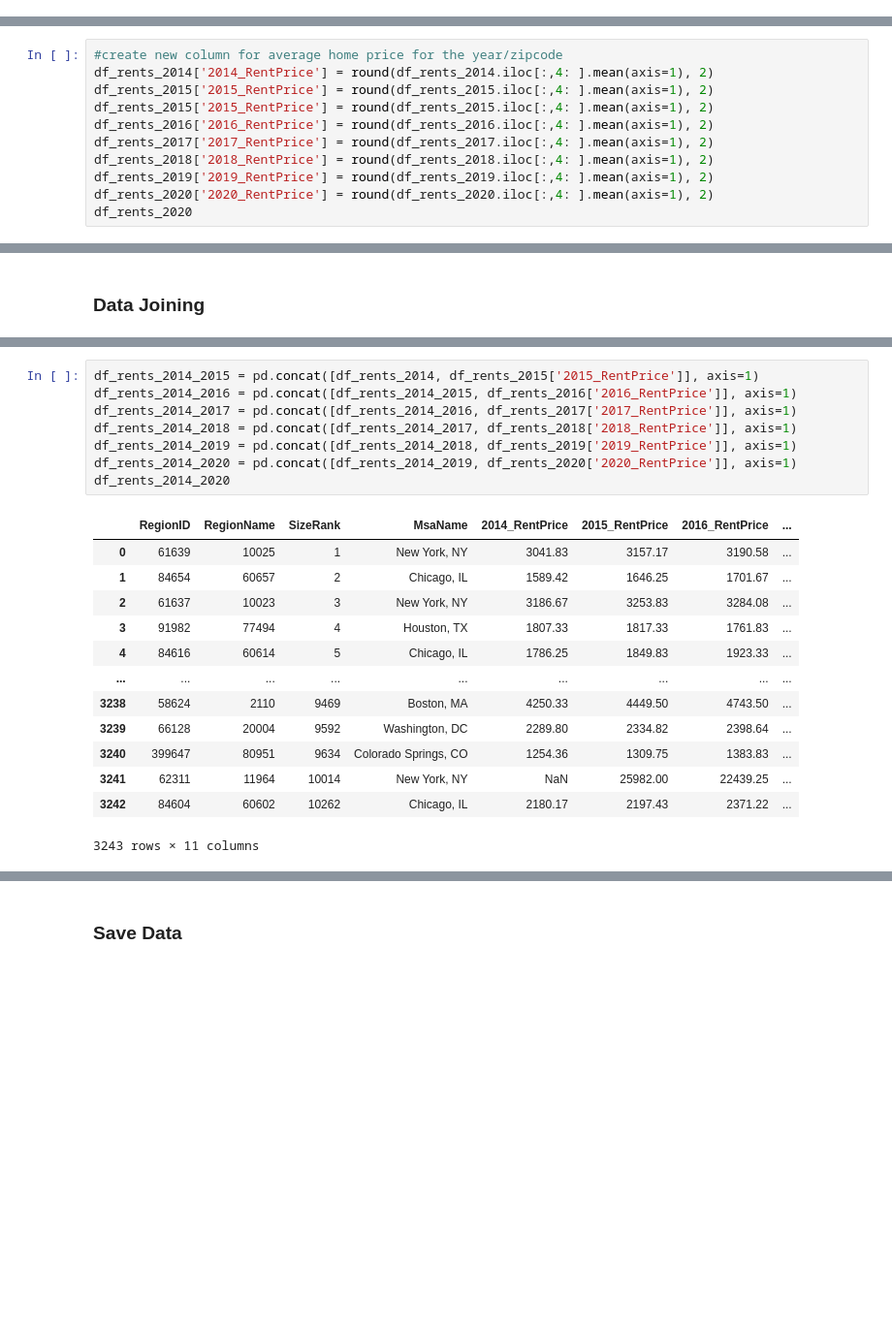
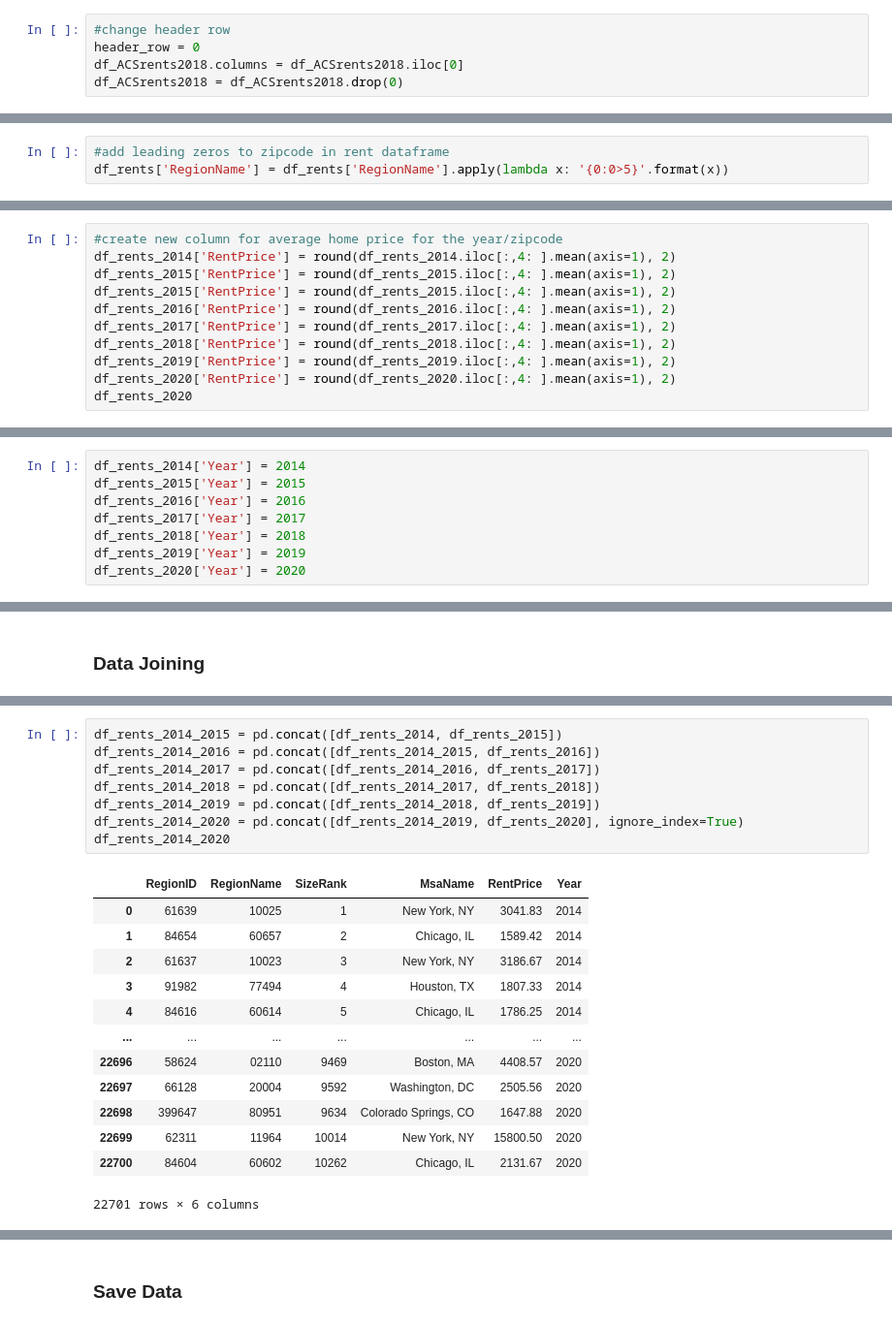
Before and after one commit to jjfrasca/Capstone_2, a Jupyter notebook: notebooks/2.0-jjf-initial-data-wrangling-zipcodeRentPrices.ipynb, the cells around one changed output, grey strips where cells are left out. Shown at 97% size. Cells and saved outputs as stored; diff of their text form; blank space fills up the shorter version.

```diff
--- a/notebooks/2.0-jjf-initial-data-wrangling-zipcodeRentPrices.ipynb
+++ b/notebooks/2.0-jjf-initial-data-wrangling-zipcodeRentPrices.ipynb
@@ -33,0 +54,5 @@ df_rents
+# %%
+#change header row
+header_row = 0
+df_ACSrents2018.columns = df_ACSrents2018.iloc[0]
+df_ACSrents2018 = df_ACSrents2018.drop(0)
@@ -98,3 +308,6 @@ Name: 2020-09, Length: 1575, dtype: float64
+# %%
+#add leading zeros to zipcode in rent dataframe
+df_rents['RegionName'] = df_rents['RegionName'].apply(lambda x: '{0:0>5}'.format(x))
 # %%
 #isolate annual DataFrames from 2014-2020
 df_rents_2014 = df_rents.iloc[:,:16]
@@ -121,14 +334,14 @@ df_rents_2020
 3243 rows × 13 columns
 # %%
 #create new column for average home price for the year/zipcode
-df_rents_2014['2014_RentPrice'] = round(df_rents_2014.iloc[:,4: ].mean(axis=1), 2)
-df_rents_2015['2015_RentPrice'] = round(df_rents_2015.iloc[:,4: ].mean(axis=1), 2)
-df_rents_2015['2015_RentPrice'] = round(df_rents_2015.iloc[:,4: ].mean(axis=1), 2)
-df_rents_2016['2016_RentPrice'] = round(df_rents_2016.iloc[:,4: ].mean(axis=1), 2)
-df_rents_2017['2017_RentPrice'] = round(df_rents_2017.iloc[:,4: ].mean(axis=1), 2)
-df_rents_2018['2018_RentPrice'] = round(df_rents_2018.iloc[:,4: ].mean(axis=1), 2)
-df_rents_2019['2019_RentPrice'] = round(df_rents_2019.iloc[:,4: ].mean(axis=1), 2)
-df_rents_2020['2020_RentPrice'] = round(df_rents_2020.iloc[:,4: ].mean(axis=1), 2)
+df_rents_2014['RentPrice'] = round(df_rents_2014.iloc[:,4: ].mean(axis=1), 2)
+df_rents_2015['RentPrice'] = round(df_rents_2015.iloc[:,4: ].mean(axis=1), 2)
+df_rents_2015['RentPrice'] = round(df_rents_2015.iloc[:,4: ].mean(axis=1), 2)
+df_rents_2016['RentPrice'] = round(df_rents_2016.iloc[:,4: ].mean(axis=1), 2)
+df_rents_2017['RentPrice'] = round(df_rents_2017.iloc[:,4: ].mean(axis=1), 2)
+df_rents_2018['RentPrice'] = round(df_rents_2018.iloc[:,4: ].mean(axis=1), 2)
+df_rents_2019['RentPrice'] = round(df_rents_2019.iloc[:,4: ].mean(axis=1), 2)
+df_rents_2020['RentPrice'] = round(df_rents_2020.iloc[:,4: ].mean(axis=1), 2)
 df_rents_2020
 # %% [output]
 A value is trying to be set on a copy of a slice from a DataFrame.
@@ -194,3 +407,11 @@ See the caveats in the documentation: https://pandas.pydata.org/pandas-docs/stab
 #deal with 2020 (has different amount of columns)
 drop = df_rents_2020.iloc[:, 4:13]
 df_rents_2020.drop(drop, axis=1, inplace=True)
+# %%
+df_rents_2014['Year'] = 2014
+df_rents_2015['Year'] = 2015
+df_rents_2016['Year'] = 2016
+df_rents_2017['Year'] = 2017
+df_rents_2018['Year'] = 2018
+df_rents_2019['Year'] = 2019
+df_rents_2020['Year'] = 2020
@@ -208,25 +549,25 @@ df_rents_2020.head()
 # %%
-df_rents_2014_2015 = pd.concat([df_rents_2014, df_rents_2015['2015_RentPrice']], axis=1)
-df_rents_2014_2016 = pd.concat([df_rents_2014_2015, df_rents_2016['2016_RentPrice']], axis=1)
-df_rents_2014_2017 = pd.concat([df_rents_2014_2016, df_rents_2017['2017_RentPrice']], axis=1)
-df_rents_2014_2018 = pd.concat([df_rents_2014_2017, df_rents_2018['2018_RentPrice']], axis=1)
-df_rents_2014_2019 = pd.concat([df_rents_2014_2018, df_rents_2019['2019_RentPrice']], axis=1)
-df_rents_2014_2020 = pd.concat([df_rents_2014_2019, df_rents_2020['2020_RentPrice']], axis=1)
+df_rents_2014_2015 = pd.concat([df_rents_2014, df_rents_2015])
+df_rents_2014_2016 = pd.concat([df_rents_2014_2015, df_rents_2016])
+df_rents_2014_2017 = pd.concat([df_rents_2014_2016, df_rents_2017])
+df_rents_2014_2018 = pd.concat([df_rents_2014_2017, df_rents_2018])
+df_rents_2014_2019 = pd.concat([df_rents_2014_2018, df_rents_2019])
+df_rents_2014_2020 = pd.concat([df_rents_2014_2019, df_rents_2020], ignore_index=True)
 df_rents_2014_2020
 # %% [output]
-|  | RegionID | RegionName | SizeRank | MsaName | 2014_RentPrice | 2015_RentPrice | 2016_RentPrice | ... |
-| 0 | 61639 | 10025 | 1 | New York, NY | 3041.83 | 3157.17 | 3190.58 | ... |
-| 1 | 84654 | 60657 | 2 | Chicago, IL | 1589.42 | 1646.25 | 1701.67 | ... |
-| 2 | 61637 | 10023 | 3 | New York, NY | 3186.67 | 3253.83 | 3284.08 | ... |
-| 3 | 91982 | 77494 | 4 | Houston, TX | 1807.33 | 1817.33 | 1761.83 | ... |
-| 4 | 84616 | 60614 | 5 | Chicago, IL | 1786.25 | 1849.83 | 1923.33 | ... |
-| ... | ... | ... | ... | ... | ... | ... | ... | ... |
-| 3238 | 58624 | 2110 | 9469 | Boston, MA | 4250.33 | 4449.50 | 4743.50 | ... |
-| 3239 | 66128 | 20004 | 9592 | Washington, DC | 2289.80 | 2334.82 | 2398.64 | ... |
-| 3240 | 399647 | 80951 | 9634 | Colorado Springs, CO | 1254.36 | 1309.75 | 1383.83 | ... |
-| 3241 | 62311 | 11964 | 10014 | New York, NY | NaN | 25982.00 | 22439.25 | ... |
-| 3242 | 84604 | 60602 | 10262 | Chicago, IL | 2180.17 | 2197.43 | 2371.22 | ... |
+|  | RegionID | RegionName | SizeRank | MsaName | RentPrice | Year |
+| 0 | 61639 | 10025 | 1 | New York, NY | 3041.83 | 2014 |
+| 1 | 84654 | 60657 | 2 | Chicago, IL | 1589.42 | 2014 |
+| 2 | 61637 | 10023 | 3 | New York, NY | 3186.67 | 2014 |
+| 3 | 91982 | 77494 | 4 | Houston, TX | 1807.33 | 2014 |
+| 4 | 84616 | 60614 | 5 | Chicago, IL | 1786.25 | 2014 |
+| ... | ... | ... | ... | ... | ... | ... |
+| 22696 | 58624 | 02110 | 9469 | Boston, MA | 4408.57 | 2020 |
+| 22697 | 66128 | 20004 | 9592 | Washington, DC | 2505.56 | 2020 |
+| 22698 | 399647 | 80951 | 9634 | Colorado Springs, CO | 1647.88 | 2020 |
+| 22699 | 62311 | 11964 | 10014 | New York, NY | 15800.50 | 2020 |
+| 22700 | 84604 | 60602 | 10262 | Chicago, IL | 2131.67 | 2020 |
-3243 rows × 11 columns
+22701 rows × 6 columns
 # %%
 df_rents_2014_2020.info()
 # %% [output]
```
Also changed, not shown: parts of 33 cells of this notebook, 2 other files.
